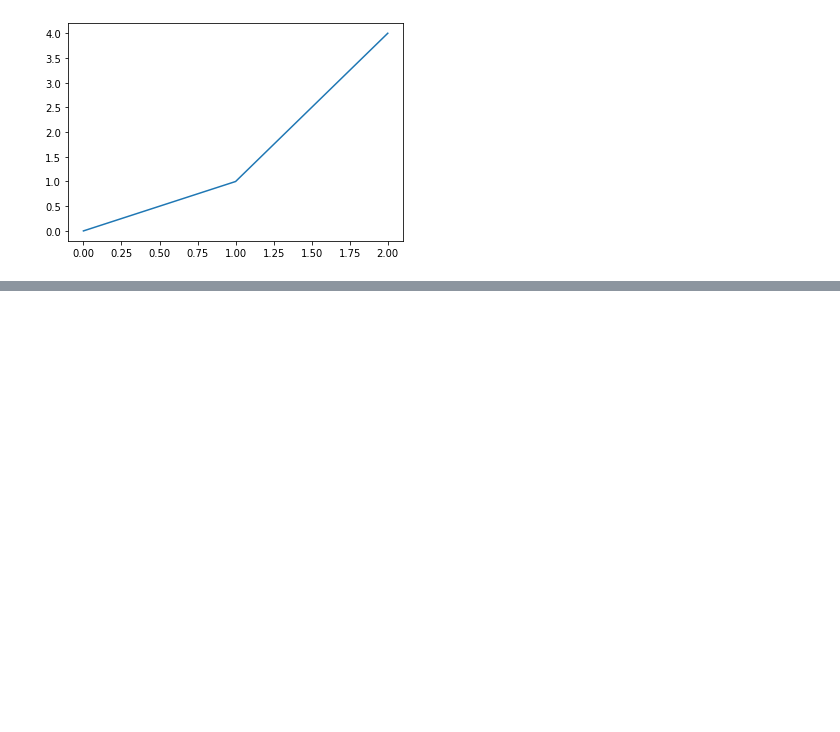
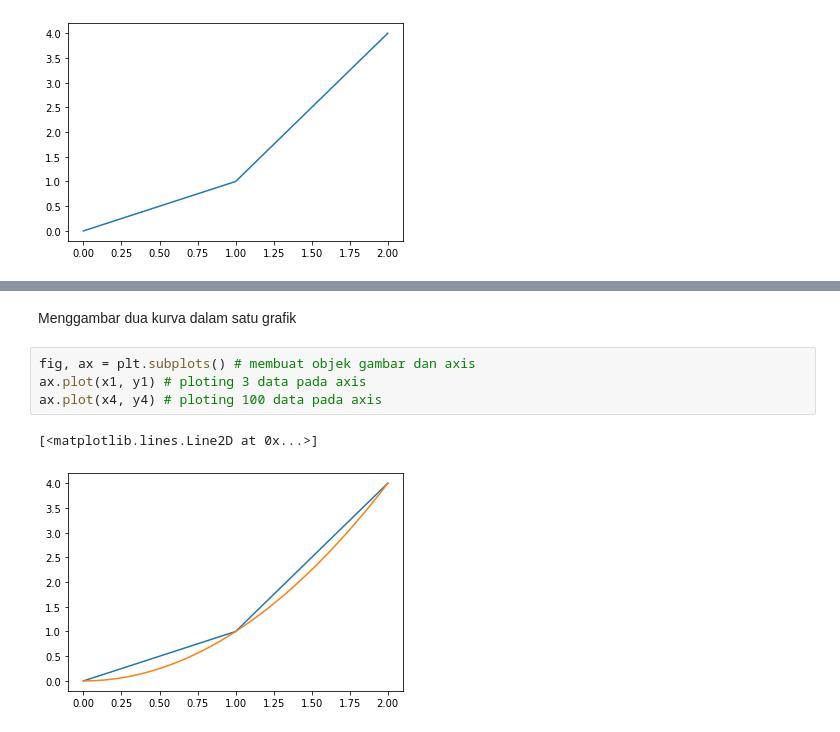
Before and after one commit to geoteknik/komputasi-geoteknik, a Jupyter notebook: kuliah/notebook/02-dasar-python-jupyter.ipynb, the cells around one changed output, grey strips where cells are left out. Saved outputs shown, nothing was run; the diff lists cells and outputs as text; blank space fills up the shorter version.

Commit message:
edit materi menggambar grafik dengan jupyter

```diff
--- a/kuliah/notebook/02-dasar-python-jupyter.ipynb
+++ b/kuliah/notebook/02-dasar-python-jupyter.ipynb
@@ -60,0 +71,9 @@ ax.plot(x1, y1) # ploting data pada axis
+# %% [markdown]
+Menggambar dua kurva dalam satu grafik
+# %%
+fig, ax = plt.subplots() # membuat objek gambar dan axis
+ax.plot(x1, y1) # ploting 3 data pada axis
+ax.plot(x4, y4) # ploting 100 data pada axis
+# %% [output]
+[<matplotlib.lines.Line2D at 0x...>]
+[figure, added]
```
Also changed, not shown: parts of 9 cells of this notebook, 8 other files.
